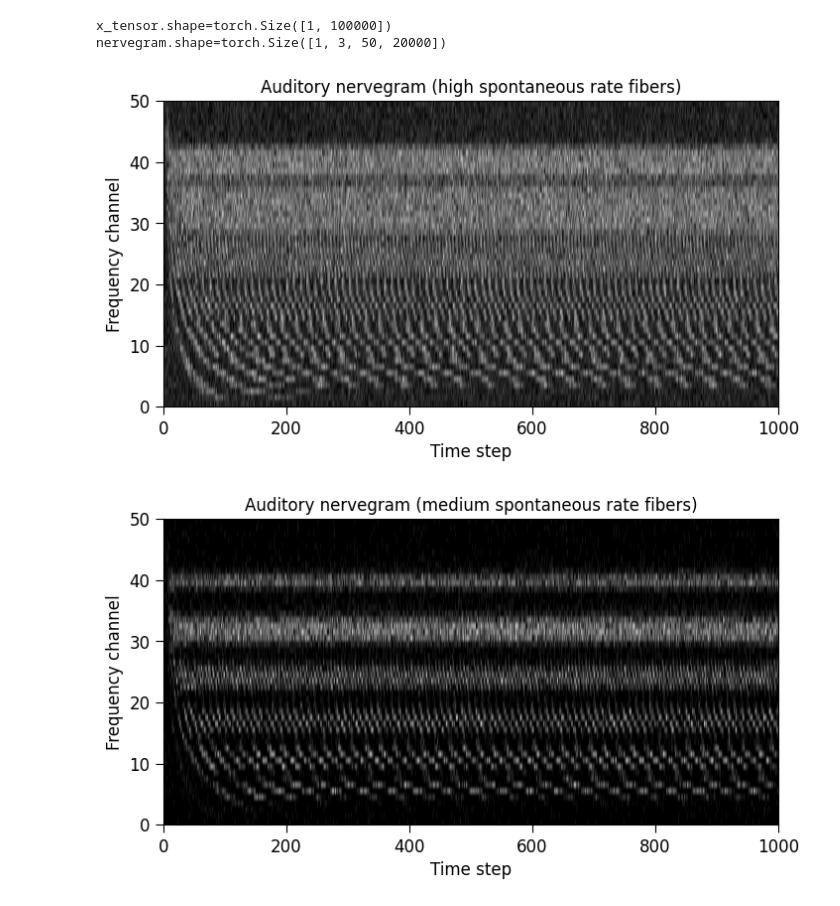
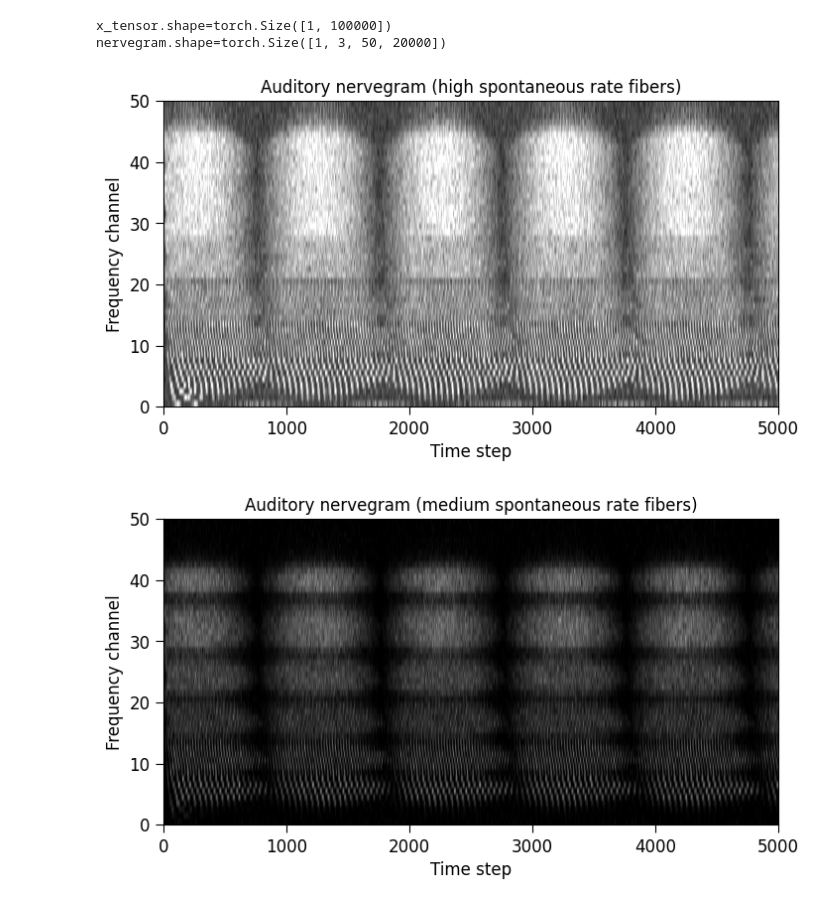
Before and after one commit to msaddler/peripheral_model, a Jupyter notebook: DEMO.ipynb, the cells around one changed output. Drawn from its saved outputs; the diff is of its cells as text; code cells hidden in the pictures.

```diff
--- a/DEMO.ipynb
+++ b/DEMO.ipynb
@@ -196,7 +193,8 @@ f0 = 220
 for h in [1, 2, 4, 8, 16, 32]:
     f = h * f0
     x += np.sin(2 * np.pi * f * t)
-x = util.set_dbspl(x, 60.0)
+x *= (1 + np.sin(2 * np.pi * 10 * t))
+x = util.set_dbspl(x, 75.0)
 
 ipd.display(ipd.Audio(rate=sr, data=x))
 
@@ -209,7 +207,7 @@ kwargs_specgram = {
     "scale": "dB",
     "cmap": "inferno",
     "noverlap": int(0.9 * nfft),
-    "clim": [-100, -30],
+    "clim": [-60, None],
 }
 ax.specgram(x, **kwargs_specgram)
 ax = util.format_axes(
@@ -238,26 +236,28 @@ x_tensor.shape=torch.Size([1, 100000])
 nervegram.shape=torch.Size([1, 3, 50, 20000])
 # %%
 """
-Visualize a short excerpt of the nervegram.
+Visualize an excerpt of the nervegram.
 """
 for itr, label in enumerate(["high", "medium", "low"]):
-    img = nervegram[0, itr, :, :1000].detach().cpu().numpy()
+    img = nervegram[0, itr, :, :5000].detach().cpu().numpy()
 
     fig, ax = plt.subplots(figsize=(8, 4))
     ax.imshow(
         img,
         origin="lower",
         aspect="auto",
         extent=[0, img.shape[1], 0, img.shape[0]],
         cmap="gray",
+        vmin=0,
+        vmax=10,
     )
     ax = util.format_axes(
         ax,
         str_xlabel="Time step",
         str_ylabel="Frequency channel",
         str_title=f"Auditory nervegram ({label} spontaneous rate fibers)",
     )
     plt.show()
 # %% [output]
-[figure, old version]
+[figure, new version]
-[figure, old version]
+[figure, new version]
```
Also changed, not shown: parts of 11 cells of this notebook.
